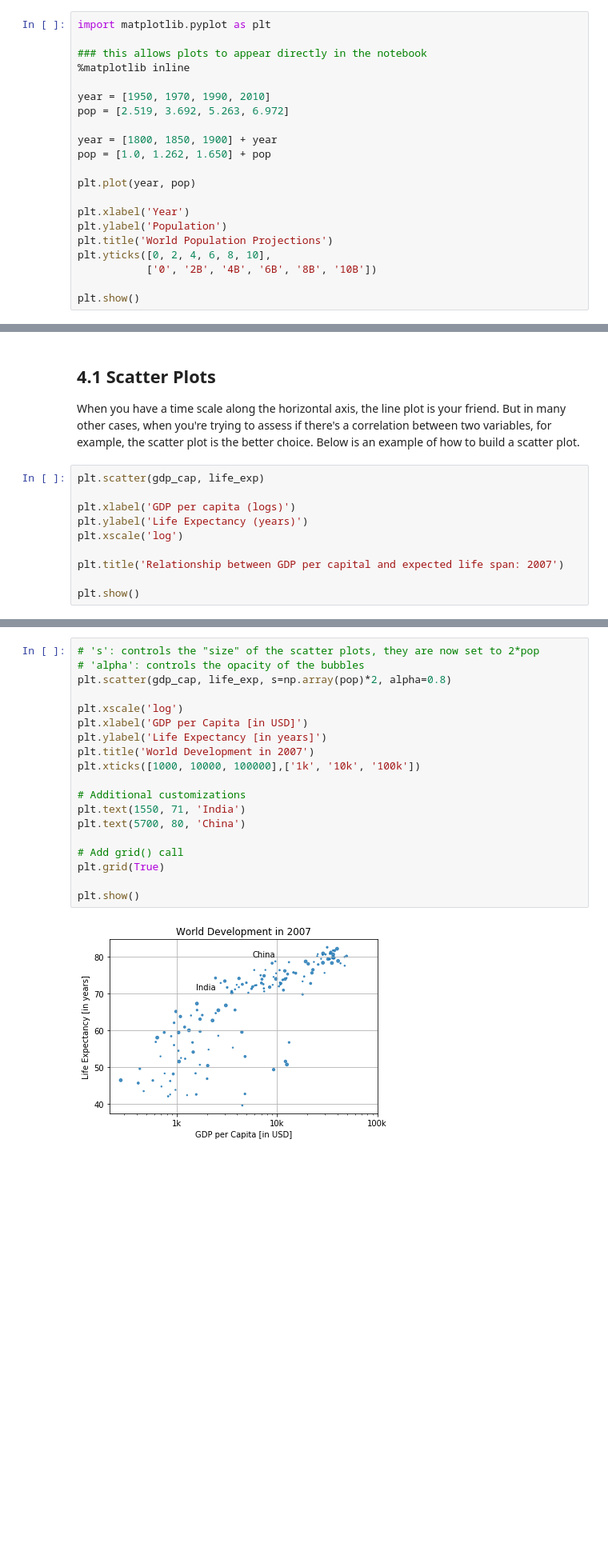
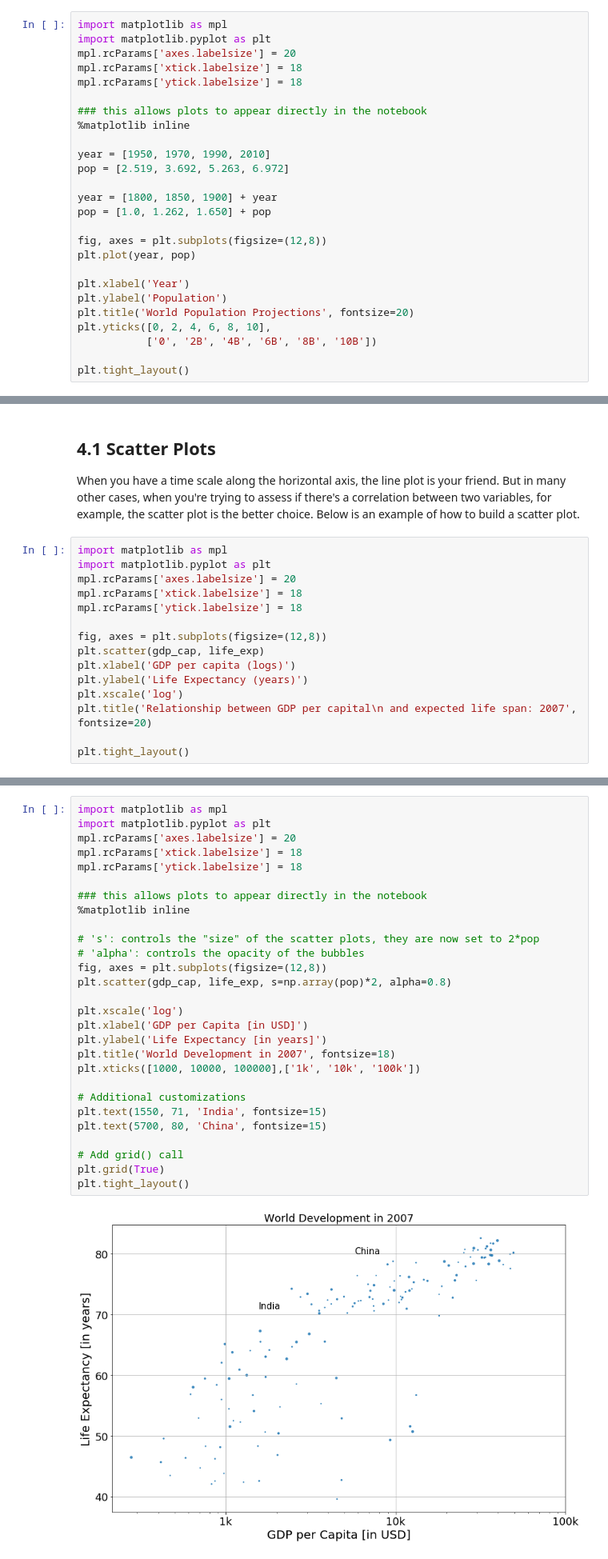
Before and after one commit to christianjauregui/Python-tutorials-programming_essentials, a Jupyter notebook: ProgrammingInPython-TUTORIAL1.ipynb, the cells around one changed output, grey strips where cells are left out. Shown at 80% size. Drawn from its saved outputs; the diff is of its cells as text; blank space fills up the shorter version.

```diff
--- a/ProgrammingInPython-TUTORIAL1.ipynb
+++ b/ProgrammingInPython-TUTORIAL1.ipynb
@@ -138,7 +141,11 @@ Correlation(height, weight) =  [[ 1.         -0.01666861]
 # %% [markdown]
 # 4. Matplotlib
 # %%
+import matplotlib as mpl
 import matplotlib.pyplot as plt
+mpl.rcParams['axes.labelsize'] = 20
+mpl.rcParams['xtick.labelsize'] = 18
+mpl.rcParams['ytick.labelsize'] = 18
 
 ### this allows plots to appear directly in the notebook
 %matplotlib inline
@@ -149,13 +156,14 @@ pop = [2.519, 3.692, 5.263, 6.972]
 year = [1800, 1850, 1900] + year
 pop = [1.0, 1.262, 1.650] + pop
 
+fig, axes = plt.subplots(figsize=(12,8))
 plt.plot(year, pop)
 
 plt.xlabel('Year')
 plt.ylabel('Population')
-plt.title('World Population Projections')
+plt.title('World Population Projections', fontsize=20)
 plt.yticks([0, 2, 4, 6, 8, 10],
            ['0', '2B', '4B', '6B', '8B', '10B'])
 
-plt.show()
+plt.tight_layout()
 # %% [output]
@@ -174,13 +182,18 @@ with open('life_exp', 'rb') as f:
 ## 4.1 Scatter Plots
 When you have a time scale along the horizontal axis, the line plot is your friend. But in many other cases, when you're trying to assess if there's a correlation between two variables, for example, the scatter plot is the better choice. Below is an example of how to build a scatter plot.
 # %%
+import matplotlib as mpl
+import matplotlib.pyplot as plt
+mpl.rcParams['axes.labelsize'] = 20
+mpl.rcParams['xtick.labelsize'] = 18
+mpl.rcParams['ytick.labelsize'] = 18
+
+fig, axes = plt.subplots(figsize=(12,8))
 plt.scatter(gdp_cap, life_exp)
-
 plt.xlabel('GDP per capita (logs)')
 plt.ylabel('Life Expectancy (years)')
 plt.xscale('log')
+plt.title('Relationship between GDP per capital\n and expected life span: 2007', fontsize=20)
 
-plt.title('Relationship between GDP per capital and expected life span: 2007')
-
-plt.show()
+plt.tight_layout()
 # %% [output]
@@ -235,26 +256,35 @@ plt.clf()
 
 Below, I revisit the scatter plot from before and enhance the visualization!
 # %%
+import matplotlib as mpl
+import matplotlib.pyplot as plt
+mpl.rcParams['axes.labelsize'] = 20
+mpl.rcParams['xtick.labelsize'] = 18
+mpl.rcParams['ytick.labelsize'] = 18
+
+### this allows plots to appear directly in the notebook
+%matplotlib inline
+
 # 's': controls the "size" of the scatter plots, they are now set to 2*pop
 # 'alpha': controls the opacity of the bubbles
+fig, axes = plt.subplots(figsize=(12,8))
 plt.scatter(gdp_cap, life_exp, s=np.array(pop)*2, alpha=0.8)
 
 plt.xscale('log')
 plt.xlabel('GDP per Capita [in USD]')
 plt.ylabel('Life Expectancy [in years]')
-plt.title('World Development in 2007')
+plt.title('World Development in 2007', fontsize=18)
 plt.xticks([1000, 10000, 100000],['1k', '10k', '100k'])
 
 # Additional customizations
-plt.text(1550, 71, 'India')
-plt.text(5700, 80, 'China')
+plt.text(1550, 71, 'India', fontsize=15)
+plt.text(5700, 80, 'China', fontsize=15)
 
 # Add grid() call
 plt.grid(True)
-
-plt.show()
+plt.tight_layout()
 # %% [output]
-[figure, old version]
+[figure, new version]
 # %% [markdown]
 # 5. Dictionaries
 
```
Also changed, not shown: parts of 32 cells of this notebook.
